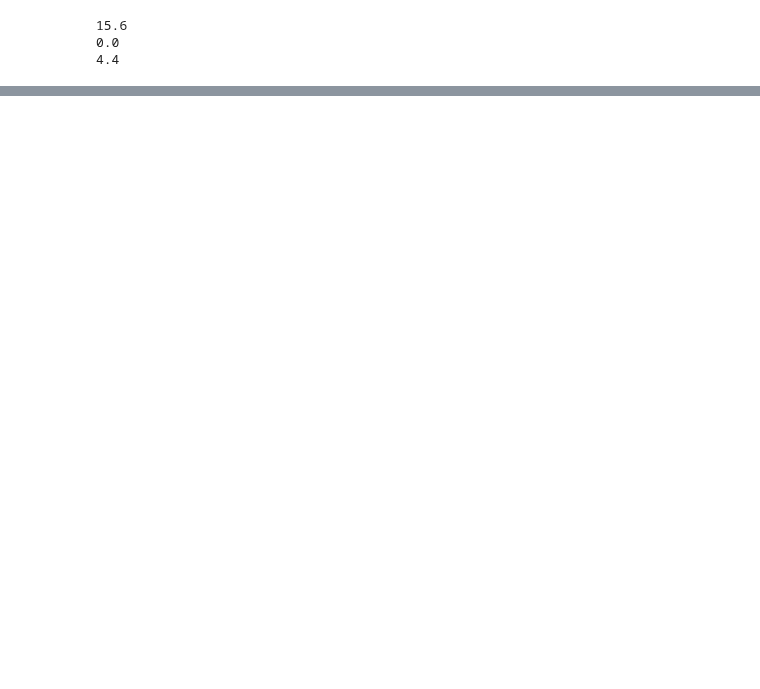
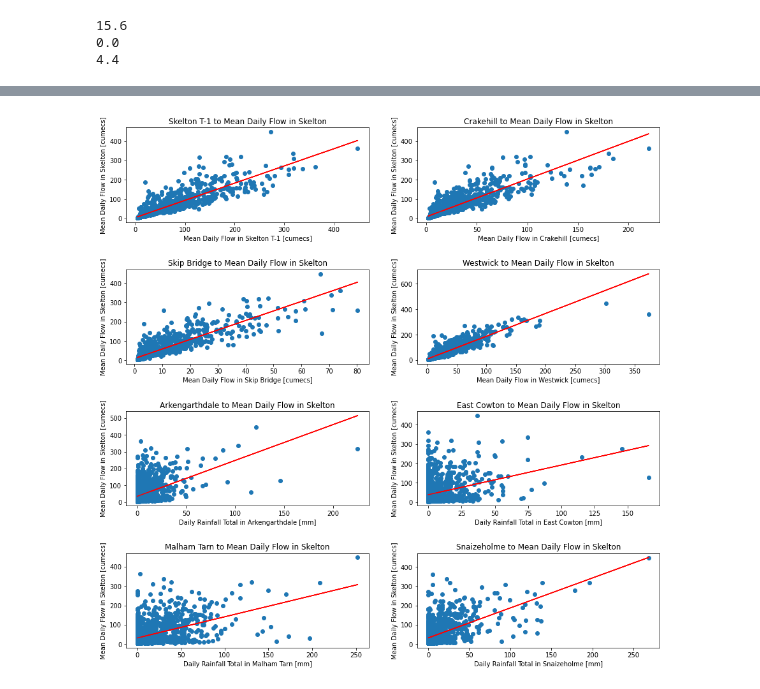
Before and after one commit to czuhajster/neural_network, a Jupyter notebook: Data-Preprocessing.ipynb, the cells around one changed output, grey strips where cells are left out. Saved outputs shown, nothing was run; the diff lists cells and outputs as text; code cells hidden in the pictures; blank space fills up the shorter version.

```diff
--- a/Data-Preprocessing.ipynb
+++ b/Data-Preprocessing.ipynb
@@ -163,3 +182,34 @@ Skelton            0.338331     0.495231     0.584831  1.000000
+# %%
+# Plot correlation between lagged predictors and the predictand.
+
+fig, axes = plt.subplots(nrows=4, ncols=2, figsize=(15,15))
+
+plt.subplots_adjust(wspace=0.2, hspace=0.5)
+
+mean_daily_flow_columns = ["Skelton T-1", "Crakehill", "Skip Bridge", "Westwick"]
+daily_rainfall_total_columns = ["Arkengarthdale", "East Cowton", "Malham Tarn", "Snaizeholme"]
+
+
+for i in range(len(raw_data.loc[:, raw_data.columns != "Skelton"].columns)):
+    column_name = raw_data.iloc[:, i].name
+    x = raw_data.iloc[:, i].values.reshape(-1, 1)
+    y = raw_data['Skelton'].values.reshape(-1, 1)
+    linear_regressor = LinearRegression()
+    linear_regressor.fit(x, y)
+    y_pred = linear_regressor.predict(x)
+    axes[i // 2][ i % 2].scatter(x, y)
+    axes[i // 2][ i % 2].plot(x, y_pred, color='red')
+    # Decide on x-label.
+    if column_name in mean_daily_flow_columns:
+        axes[i // 2][ i % 2].set_xlabel(f"Mean Daily Flow in {column_name} [cumecs]")
+    elif column_name in daily_rainfall_total_columns:
+        axes[i // 2][ i % 2].set_xlabel(f"Daily Rainfall Total in {column_name} [mm]")
+    axes[i // 2][ i % 2].set_ylabel('Mean Daily Flow in Skelton [cumecs]')
+    axes[i // 2][ i % 2].set_title(f"{column_name} to Mean Daily Flow in Skelton")
+
+plt.savefig('figures/predictors-predictand.png')
+# %% [output]
+[figure, added]
 # %%
 # Split the data into into training-validation and test sets.
 train_and_validation, test = train_test_split(raw_data, test_size=0.2)
```
Also changed, not shown: parts of 10 cells of this notebook, 1 other file.
